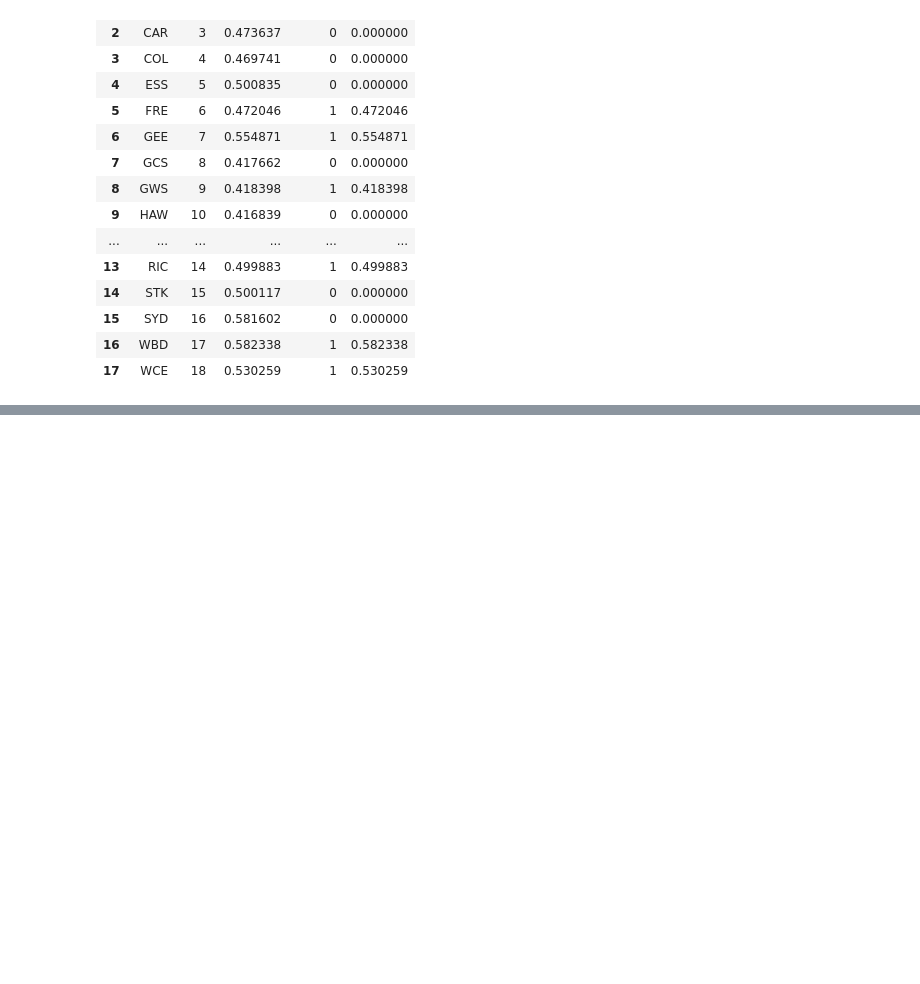
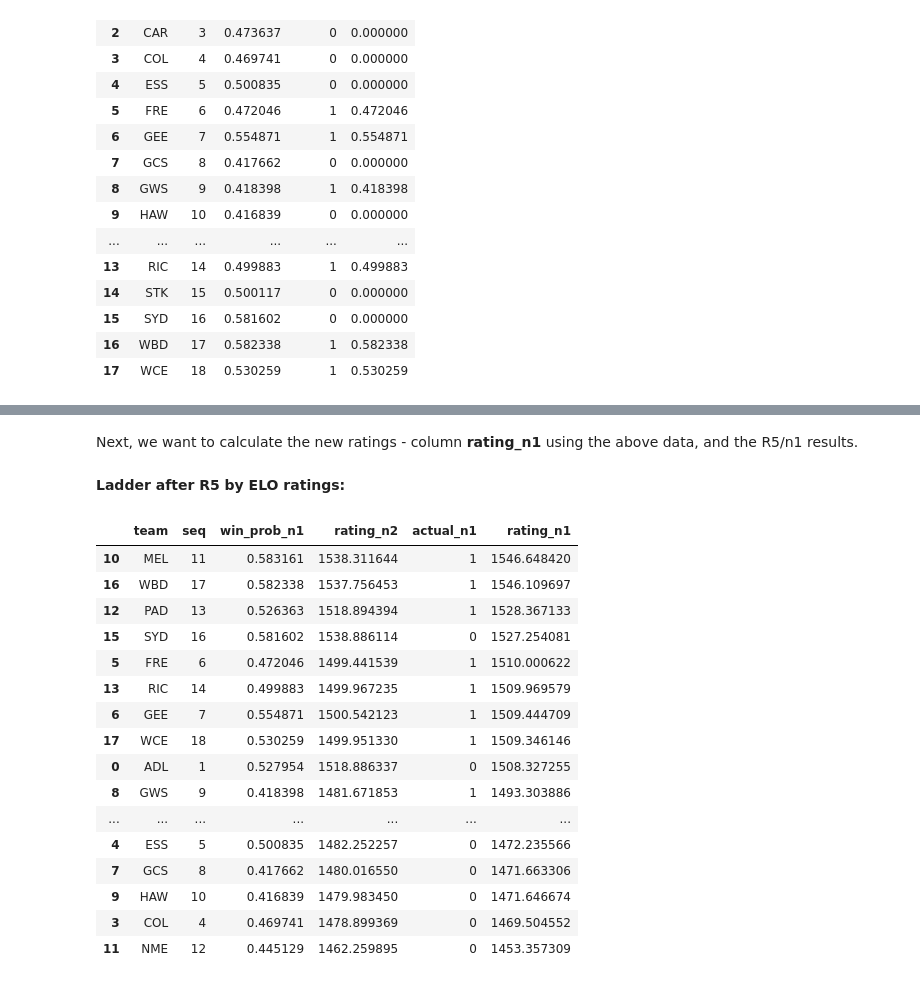
Before and after one commit to stevegabriel1/afl_elo_ratings, a Jupyter notebook: basic_version.ipynb, the cells around one changed output, grey strips where cells are left out. Saved outputs shown, nothing was run; the diff lists cells and outputs as text; code cells hidden in the pictures; blank space fills up the shorter version.

```diff
--- a/basic_version.ipynb
+++ b/basic_version.ipynb
@@ -796,0 +805,5 @@ The ELO predictions were correct for 5 out of  9 matches
+# %%
+joined_n1.columns = ['team', 'seq', 'win_prob_w4', 'rating_w_3', 'actual_w4', 'rating_n2','opp_team', 'rating_w4_opp', 'win_prob_n1']
+# %%
+rframe = joined_n1[['team','seq','win_prob_n1','rating_n2']]
+rframe
@@ -796,0 +828,30 @@ The ELO predictions were correct for 5 out of  9 matches
+# %% [markdown]
+Next, we want to calculate the new ratings - column **rating_n1** using the above data, and the R5/n1 results.
+# %%
+# Add the actuals (results from R5):
+rframe['actual_n1'] = qrc['actual']
+# %%
+# Generate new ratings
+rframe['rating_n1'] = rframe['rating_n2'] + (20*(rframe['actual_n1'] - rframe['win_prob_n1']))
+# %% [markdown]
+**Ladder after R5 by ELO ratings:**
+# %%
+rframe.sort_values(by='rating_n1', ascending=False)
+# %% [output]
+|  | team | seq | win_prob_n1 | rating_n2 | actual_n1 | rating_n1 |
+| 10 | MEL | 11 | 0.583161 | 1538.311644 | 1 | 1546.648420 |
+| 16 | WBD | 17 | 0.582338 | 1537.756453 | 1 | 1546.109697 |
+| 12 | PAD | 13 | 0.526363 | 1518.894394 | 1 | 1528.367133 |
+| 15 | SYD | 16 | 0.581602 | 1538.886114 | 0 | 1527.254081 |
+| 5 | FRE | 6 | 0.472046 | 1499.441539 | 1 | 1510.000622 |
+| 13 | RIC | 14 | 0.499883 | 1499.967235 | 1 | 1509.969579 |
+| 6 | GEE | 7 | 0.554871 | 1500.542123 | 1 | 1509.444709 |
+| 17 | WCE | 18 | 0.530259 | 1499.951330 | 1 | 1509.346146 |
+| 0 | ADL | 1 | 0.527954 | 1518.886337 | 0 | 1508.327255 |
+| 8 | GWS | 9 | 0.418398 | 1481.671853 | 1 | 1493.303886 |
+| ... | ... | ... | ... | ... | ... | ... |
+| 4 | ESS | 5 | 0.500835 | 1482.252257 | 0 | 1472.235566 |
+| 7 | GCS | 8 | 0.417662 | 1480.016550 | 0 | 1471.663306 |
+| 9 | HAW | 10 | 0.416839 | 1479.983450 | 0 | 1471.646674 |
+| 3 | COL | 4 | 0.469741 | 1478.899369 | 0 | 1469.504552 |
+| 11 | NME | 12 | 0.445129 | 1462.259895 | 0 | 1453.357309 |
```
Also changed, not shown: parts of 7 cells of this notebook.
